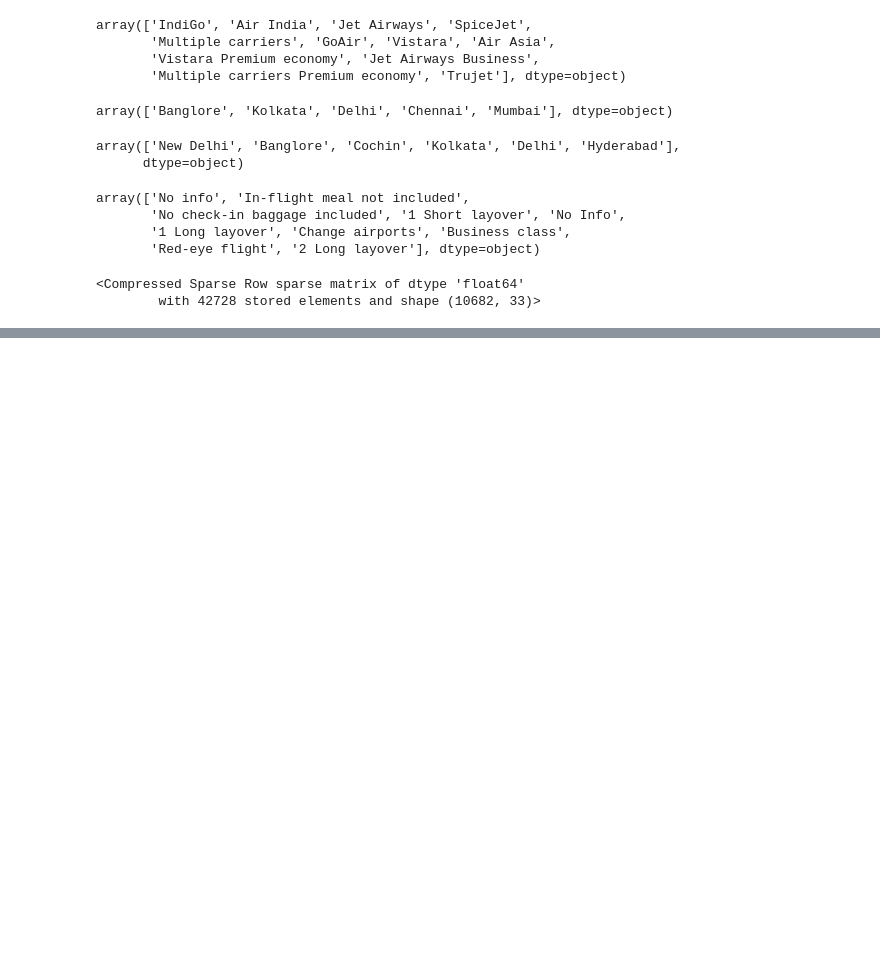
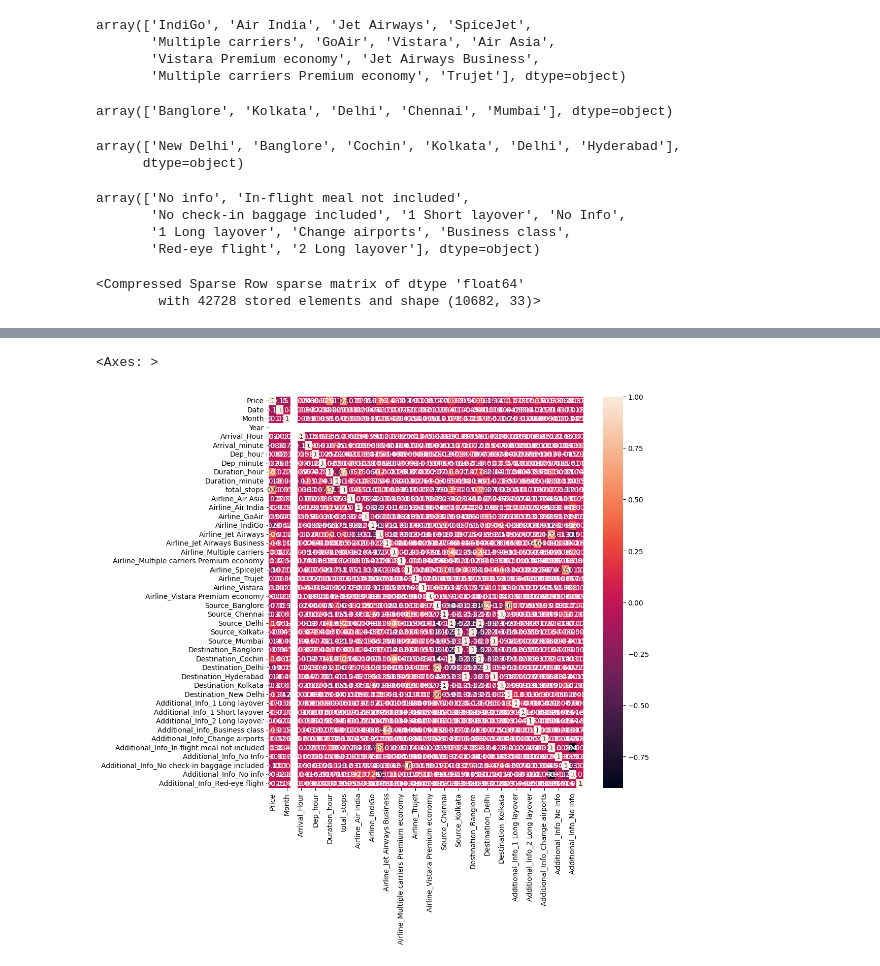
Before and after one commit to naina001T/Data-Cleaning-and-Analysis, a Jupyter notebook: Flight_Data.ipynb, the cells around one changed output, grey strips where cells are left out. Saved outputs shown, nothing was run; the diff lists cells and outputs as text; code cells hidden in the pictures; blank space fills up the shorter version.

```diff
--- a/Flight_Data.ipynb
+++ b/Flight_Data.ipynb
@@ -365,4 +365,3 @@ memory usage: 4.1+ MB
 # %%
-Fligh_cleandata.drop('Source',axis=1,inplace=True)
-Fligh_cleandata.drop('Destination',axis=1,inplace=True)
-Fligh_cleandata.drop('Airline',axis=1,inplace=True)
+Flight_data.drop('Source',axis=1,inplace=True)
+Flight_data.drop('Destination',axis=1,inplace=True)
@@ -369,2 +370,4 @@ Fligh_cleandata.drop('Airline',axis=1,inplace=True)
+# %%
+Flight_data.drop('Airline',axis=1,inplace=True)
 # %%
-Fligh_cleandata.drop('Route',axis=1,inplace=True)
+Flight_data.drop('Route',axis=1,inplace=True)
@@ -371,4 +376,4 @@ Fligh_cleandata.drop('Route',axis=1,inplace=True)
 # %%
 
-Fligh_cleandata.drop('Additional_Info',axis=1,inplace=True)
+Flight_data.drop('Additional_Info',axis=1,inplace=True)
 # %%
@@ -393,0 +419,6 @@ memory usage: 3.7 MB
+# %%
+plt.figure(figsize=(10,10))
+sns.heatmap(Flight_data.corr(),annot=True)
+# %% [output]
+<Axes: >
+[figure, added]
```
Also changed, not shown: parts of 33 cells of this notebook.
